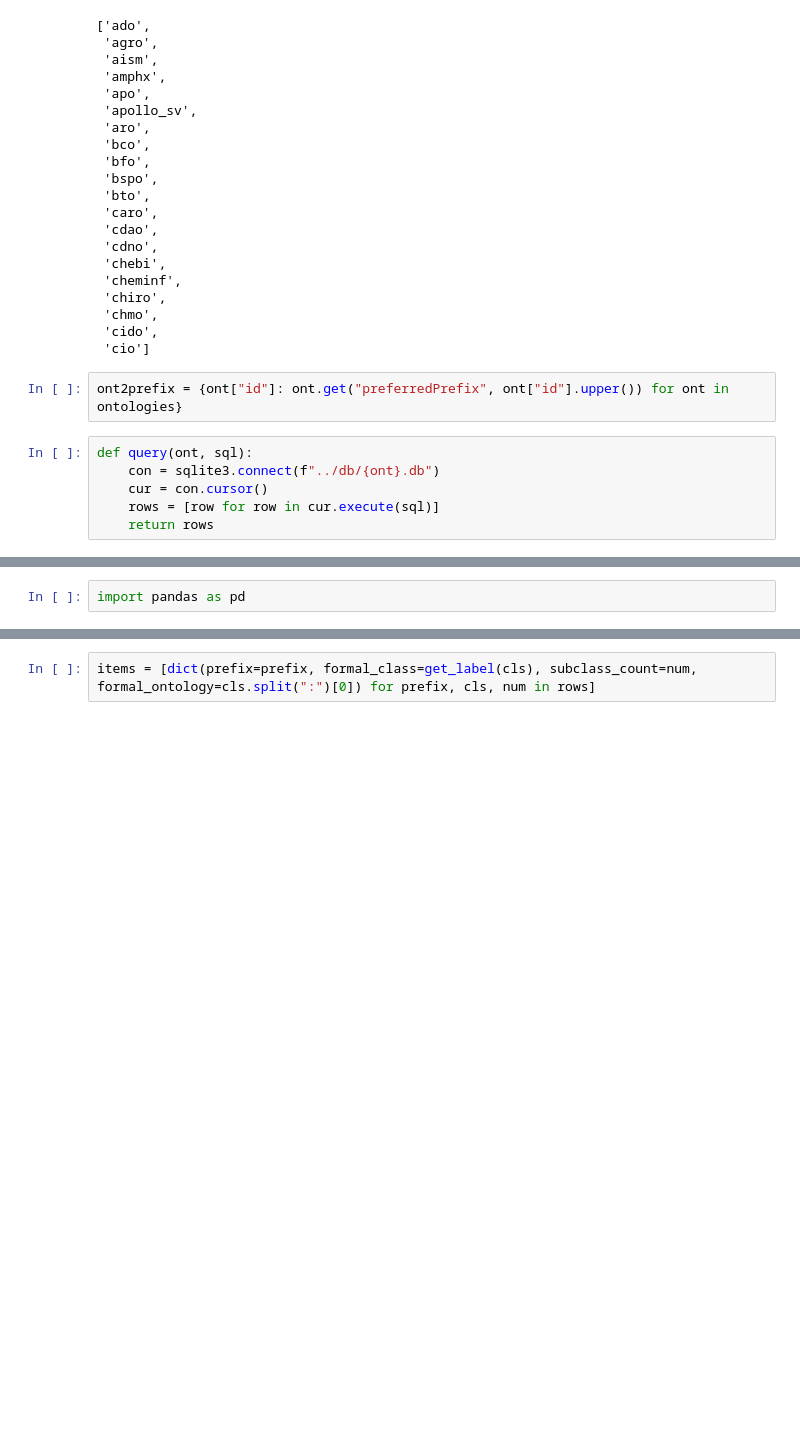
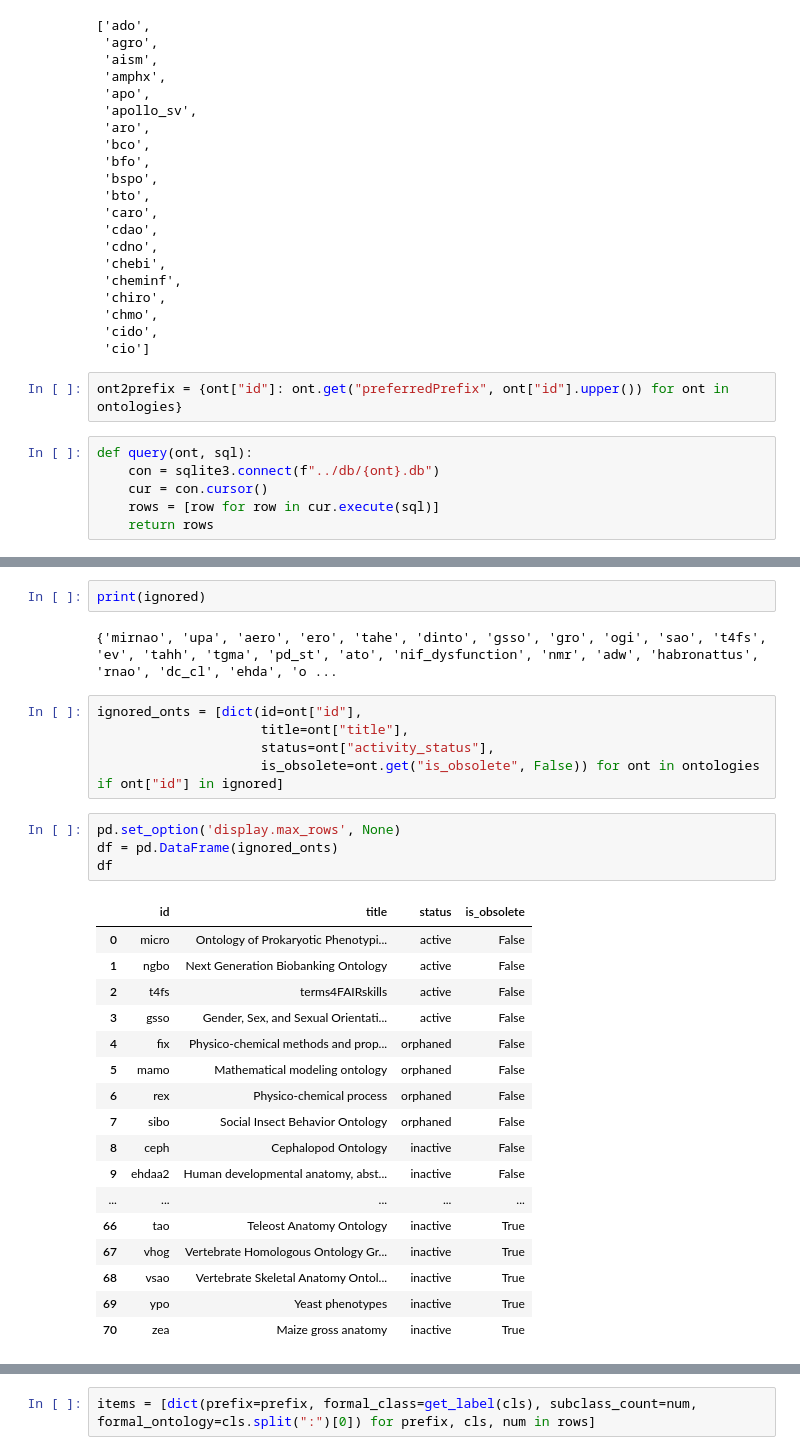
Before and after one commit to cmungall/formal-ontology-analysis, a Jupyter notebook: analysis/formal-ontology-usage-analysis.ipynb, the cells around one changed output, grey strips where cells are left out. Drawn from its saved outputs; the diff is of its cells as text; blank space fills up the shorter version.

```diff
--- a/analysis/formal-ontology-usage-analysis.ipynb
+++ b/analysis/formal-ontology-usage-analysis.ipynb
@@ -126,2 +132,31 @@ no such table: formal_class_subclass_count_by_prefix
-# %%
-import pandas as pd
+# %%
+print(ignored)
+# %% [output]
+{'mirnao', 'upa', 'aero', 'ero', 'tahe', 'dinto', 'gsso', 'gro', 'ogi', 'sao', 't4fs', 'ev', 'tahh', 'tgma', 'pd_st', 'ato', 'nif_dysfunction', 'nmr', 'adw', 'habronattus', 'rnao', 'dc_cl', 'ehda', 'o ...
+# %%
+ignored_onts = [dict(id=ont["id"],
+                     title=ont["title"],
+                     status=ont["activity_status"],
+                     is_obsolete=ont.get("is_obsolete", False)) for ont in ontologies if ont["id"] in ignored]
+# %%
+pd.set_option('display.max_rows', None)
+df = pd.DataFrame(ignored_onts)
+df
+# %% [output]
+|  | id | title | status | is_obsolete |
+| 0 | micro | Ontology of Prokaryotic Phenotypi... | active | False |
+| 1 | ngbo | Next Generation Biobanking Ontology | active | False |
+| 2 | t4fs | terms4FAIRskills | active | False |
+| 3 | gsso | Gender, Sex, and Sexual Orientati... | active | False |
+| 4 | fix | Physico-chemical methods and prop... | orphaned | False |
+| 5 | mamo | Mathematical modeling ontology | orphaned | False |
+| 6 | rex | Physico-chemical process | orphaned | False |
+| 7 | sibo | Social Insect Behavior Ontology | orphaned | False |
+| 8 | ceph | Cephalopod Ontology | inactive | False |
+| 9 | ehdaa2 | Human developmental anatomy, abst... | inactive | False |
+| ... | ... | ... | ... | ... |
+| 66 | tao | Teleost Anatomy Ontology | inactive | True |
+| 67 | vhog | Vertebrate Homologous Ontology Gr... | inactive | True |
+| 68 | vsao | Vertebrate Skeletal Anatomy Ontol... | inactive | True |
+| 69 | ypo | Yeast phenotypes | inactive | True |
+| 70 | zea | Maize gross anatomy | inactive | True |
```
Also changed, not shown: parts of 25 cells of this notebook.
